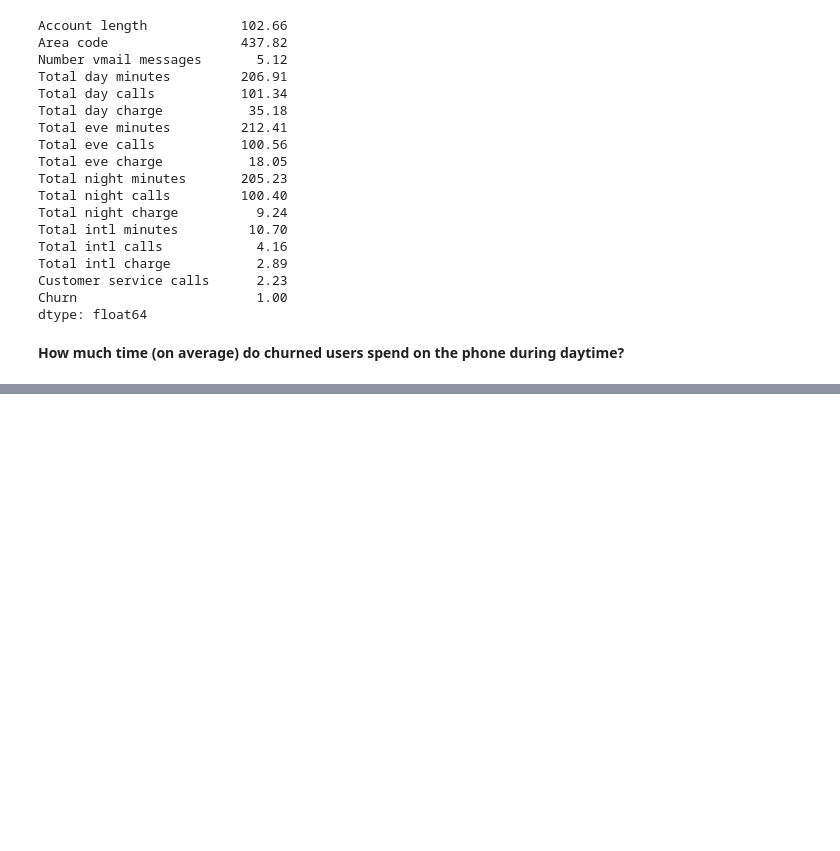
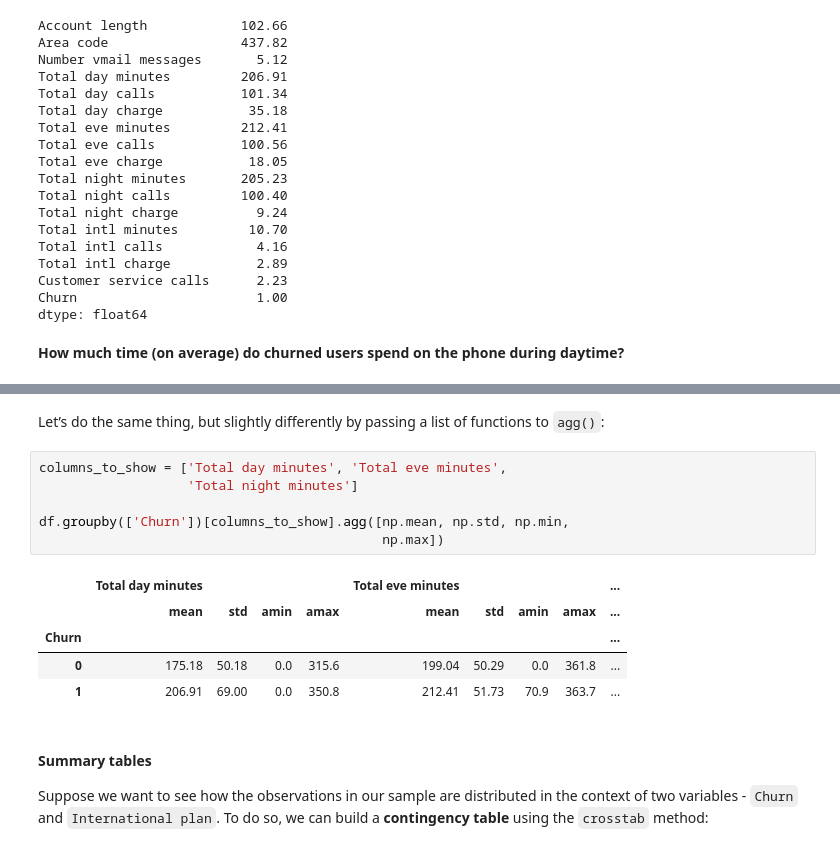
Before and after one commit to duttashi/learnpy, a Jupyter notebook: notebooks/beginner/Intro to pandas data structure.ipynb, the cells around one changed output, grey strips where cells are left out. Drawn from its saved outputs; the diff is of its cells as text; blank space fills up the shorter version.

```diff
--- a/notebooks/beginner/Intro to pandas data structure.ipynb
+++ b/notebooks/beginner/Intro to pandas data structure.ipynb
@@ -333,0 +485,18 @@ dtype: float64
+# %% [markdown]
+Let’s do the same thing, but slightly differently by passing a list of functions to `agg()`:
+# %%
+columns_to_show = ['Total day minutes', 'Total eve minutes',
+                   'Total night minutes']
+
+df.groupby(['Churn'])[columns_to_show].agg([np.mean, np.std, np.min,
+                                            np.max])
+# %% [output]
+|  | Total day minutes |  |  |  | Total eve minutes |  |  |  | ... |
+|  | mean | std | amin | amax | mean | std | amin | amax | ... |
+| Churn |  |  |  |  |  |  |  |  | ... |
+| 0 | 175.18 | 50.18 | 0.0 | 315.6 | 199.04 | 50.29 | 0.0 | 361.8 | ... |
+| 1 | 206.91 | 69.00 | 0.0 | 350.8 | 212.41 | 51.73 | 70.9 | 363.7 | ... |
+# %% [markdown]
+#### Summary tables
+
+Suppose we want to see how the observations in our sample are distributed in the context of two variables - `Churn` and `International plan`. To do so, we can build a **contingency table** using the `crosstab` method:
```
Also changed, not shown: parts of 35 cells of this notebook.
